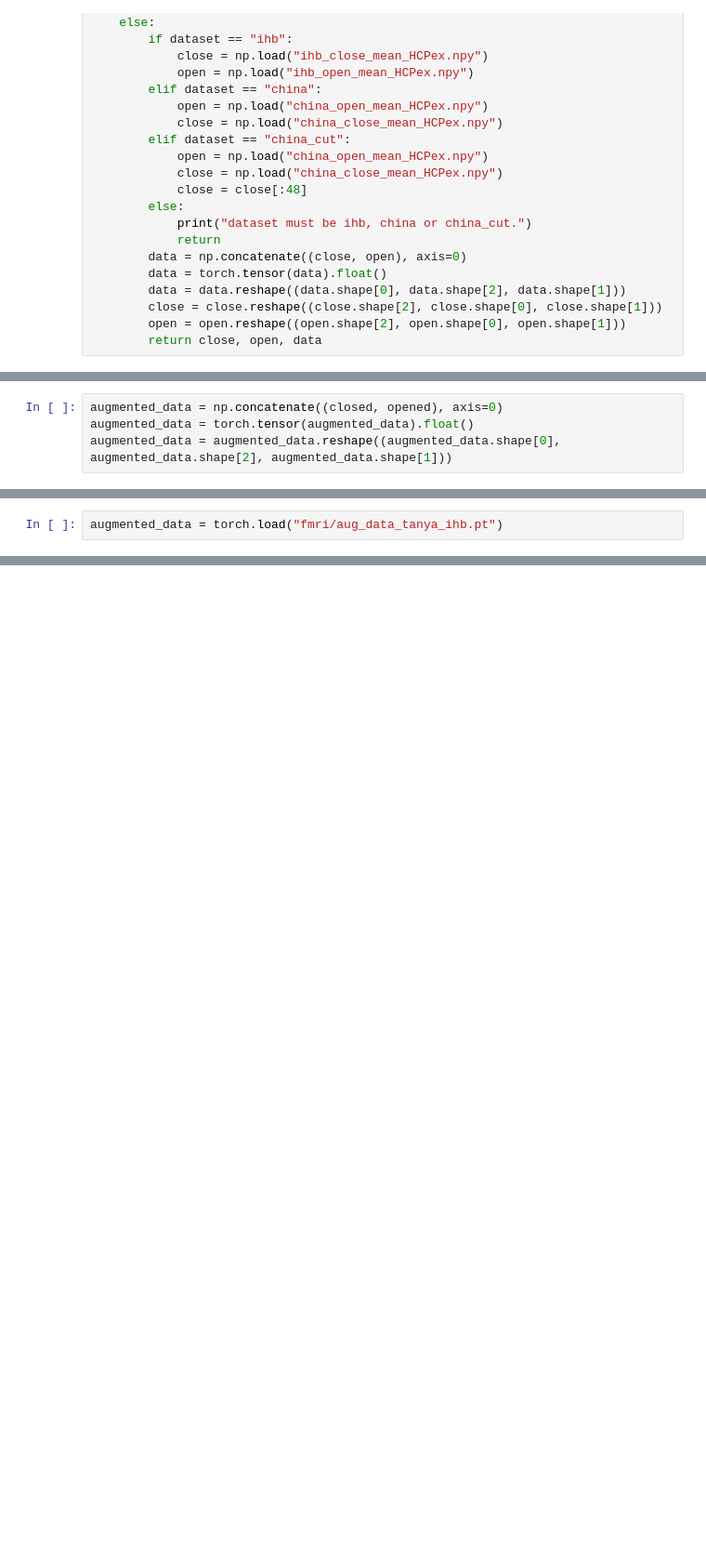
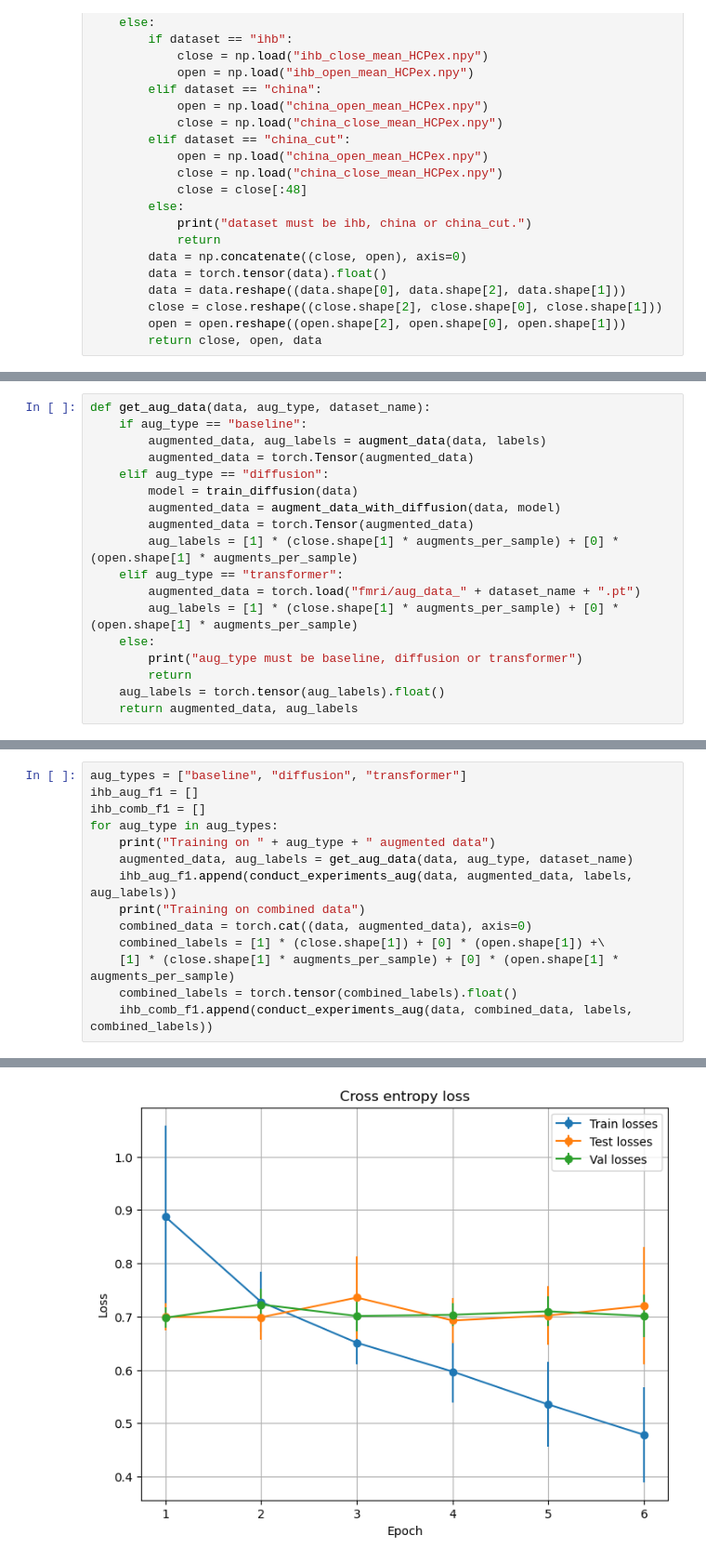
Before and after one commit to n0n1ck1/fMRI-augmentation, a Jupyter notebook: fMRI_train.ipynb, the cells around one changed output, grey strips where cells are left out. Shown at 93% size. Saved outputs shown, nothing was run; the diff lists cells and outputs as text; blank space fills up the shorter version.

```diff
--- a/fMRI_train.ipynb
+++ b/fMRI_train.ipynb
@@ -708,4 +74,0 @@ aug_labels = torch.tensor(aug_labels).float()
-# %%
-augmented_data = np.concatenate((closed, opened), axis=0)
-augmented_data = torch.tensor(augmented_data).float()
-augmented_data = augmented_data.reshape((augmented_data.shape[0], augmented_data.shape[2], augmented_data.shape[1]))
@@ -758,2 +74,0 @@ Epoch 1/5, Train loss: 0.7060, Test loss: 0.6875
-# %%
-augmented_data = torch.load("fmri/aug_data_tanya_ihb.pt")
@@ -809,0 +217,18 @@ torch.Size([28])
+# %%
+def get_aug_data(data, aug_type, dataset_name):
+    if aug_type == "baseline":
+        augmented_data, aug_labels = augment_data(data, labels)
+        augmented_data = torch.Tensor(augmented_data)
+    elif aug_type == "diffusion":
+        model = train_diffusion(data)
+        augmented_data = augment_data_with_diffusion(data, model)
+        augmented_data = torch.Tensor(augmented_data)
+        aug_labels = [1] * (close.shape[1] * augments_per_sample) + [0] * (open.shape[1] * augments_per_sample)
+    elif aug_type == "transformer":
+        augmented_data = torch.load("fmri/aug_data_" + dataset_name + ".pt")
+        aug_labels = [1] * (close.shape[1] * augments_per_sample) + [0] * (open.shape[1] * augments_per_sample)
+    else:
+        print("aug_type must be baseline, diffusion or transformer")
+        return
+    aug_labels = torch.tensor(aug_labels).float()
+    return augmented_data, aug_labels
@@ -809,0 +247,15 @@ torch.Size([28])
+# %%
+aug_types = ["baseline", "diffusion", "transformer"]
+ihb_aug_f1 = []
+ihb_comb_f1 = []
+for aug_type in aug_types:
+    print("Training on " + aug_type + " augmented data")
+    augmented_data, aug_labels = get_aug_data(data, aug_type, dataset_name)
+    ihb_aug_f1.append(conduct_experiments_aug(data, augmented_data, labels, aug_labels))
+    print("Training on combined data")
+    combined_data = torch.cat((data, augmented_data), axis=0)
+    combined_labels = [1] * (close.shape[1]) + [0] * (open.shape[1]) +\
+    [1] * (close.shape[1] * augments_per_sample) + [0] * (open.shape[1] * augments_per_sample)
+    combined_labels = torch.tensor(combined_labels).float()
+    ihb_comb_f1.append(conduct_experiments_aug(data, combined_data, labels, combined_labels))
+# %% [output]
@@ -809,0 +263 @@ torch.Size([28])
+[figure, added]
```
Also changed, not shown: parts of 93 cells of this notebook, 2 other files.
